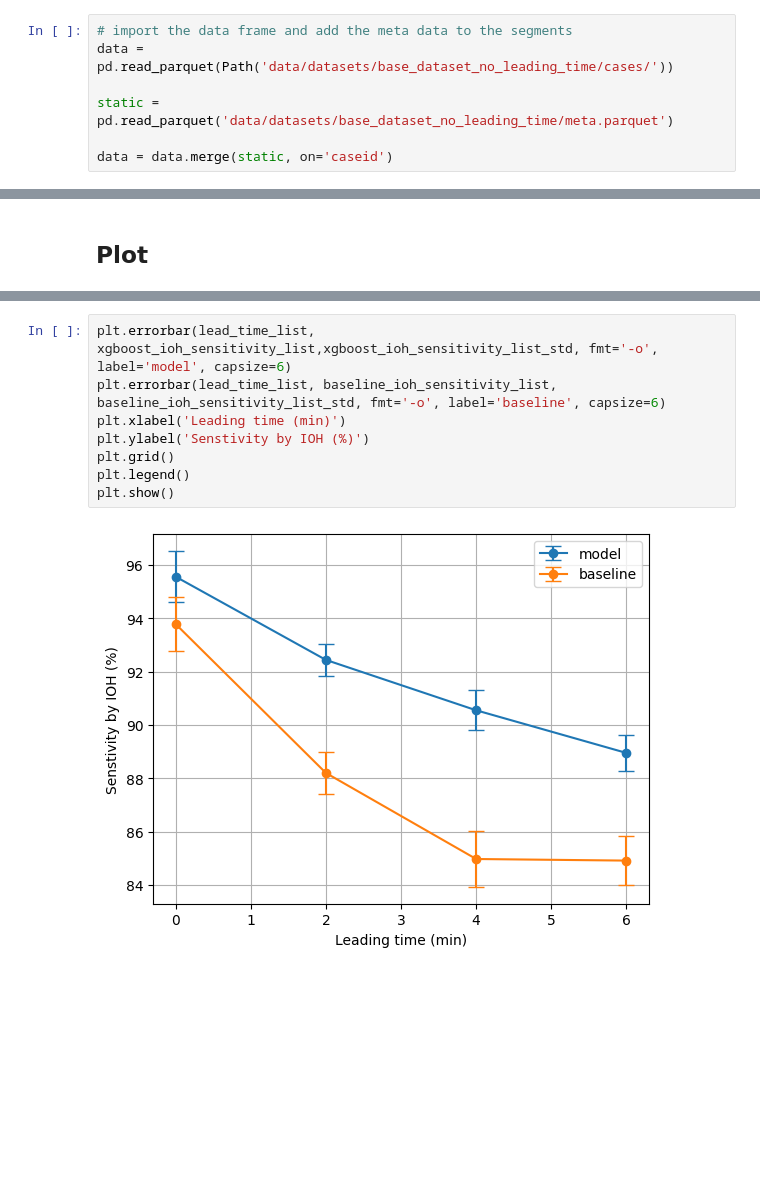
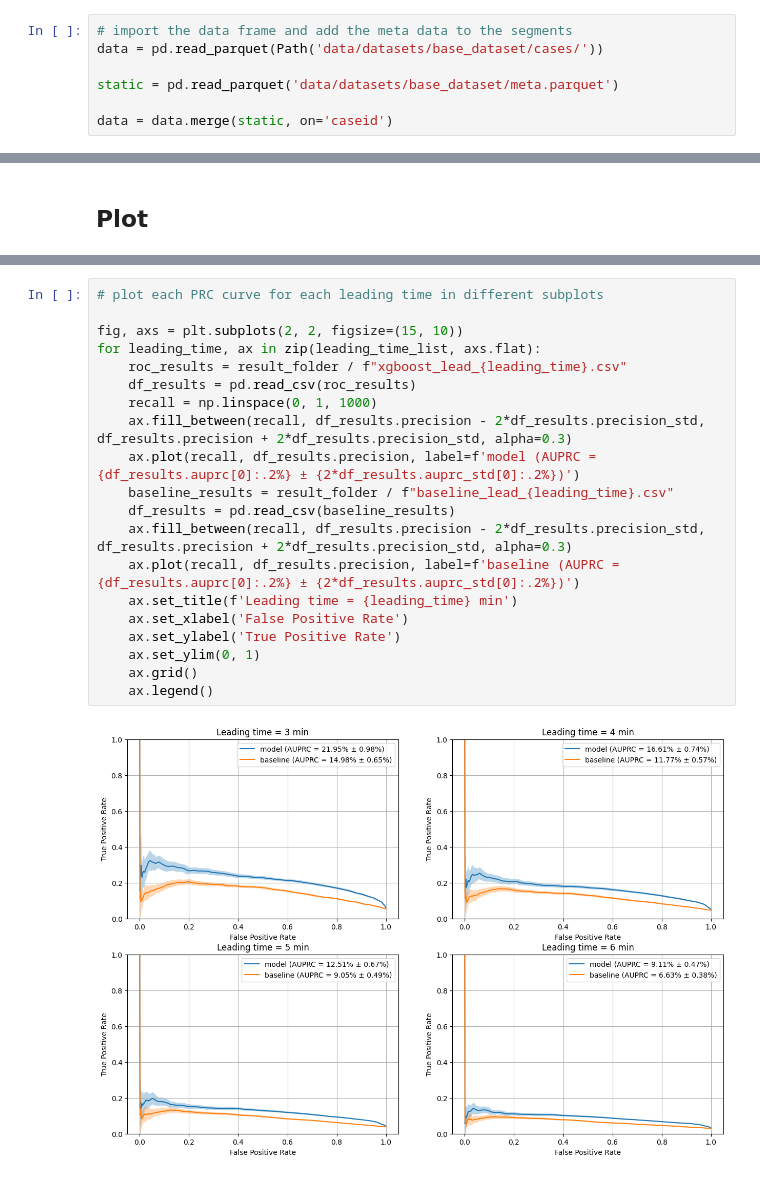
Before and after one commit to BobAubouin/hypotension_pred, a Jupyter notebook: scripts/experiments/study_leading_time.ipynb, the cells around one changed output, grey strips where cells are left out. Drawn from its saved outputs; the diff is of its cells as text; blank space fills up the shorter version.

```diff
--- a/scripts/experiments/study_leading_time.ipynb
+++ b/scripts/experiments/study_leading_time.ipynb
@@ -36,9 +42,9 @@ BASELINE_FEATURE_NAME = 'mbp_ema_10'
 ## Load and format data
 # %%
 # import the data frame and add the meta data to the segments
-data = pd.read_parquet(Path('data/datasets/base_dataset_no_leading_time/cases/'))
+data = pd.read_parquet(Path('data/datasets/base_dataset/cases/'))
 
-static = pd.read_parquet('data/datasets/base_dataset_no_leading_time/meta.parquet')
+static = pd.read_parquet('data/datasets/base_dataset/meta.parquet')
 
 data = data.merge(static, on='caseid')
 # %% [markdown]
@@ -145,10 +151,22 @@ auc_df.to_csv(result_folder / 'auc_lead_time.csv', index=False)
-# %%
-plt.errorbar(lead_time_list, xgboost_ioh_sensitivity_list,xgboost_ioh_sensitivity_list_std, fmt='-o', label='model', capsize=6)
-plt.errorbar(lead_time_list, baseline_ioh_sensitivity_list, baseline_ioh_sensitivity_list_std, fmt='-o', label='baseline', capsize=6)
-plt.xlabel('Leading time (min)')
-plt.ylabel('Senstivity by IOH (%)')
-plt.grid()
-plt.legend()
-plt.show()
-# %% [output]
-[figure, removed]
+# %%
+# plot each PRC curve for each leading time in different subplots
+
+fig, axs = plt.subplots(2, 2, figsize=(15, 10))
+for leading_time, ax in zip(leading_time_list, axs.flat):
+    roc_results = result_folder / f"xgboost_lead_{leading_time}.csv"
+    df_results = pd.read_csv(roc_results)
+    recall = np.linspace(0, 1, 1000)
+    ax.fill_between(recall, df_results.precision - 2*df_results.precision_std, df_results.precision + 2*df_results.precision_std, alpha=0.3)
+    ax.plot(recall, df_results.precision, label=f'model (AUPRC = {df_results.auprc[0]:.2%} ± {2*df_results.auprc_std[0]:.2%})')
+    baseline_results = result_folder / f"baseline_lead_{leading_time}.csv"
+    df_results = pd.read_csv(baseline_results)
+    ax.fill_between(recall, df_results.precision - 2*df_results.precision_std, df_results.precision + 2*df_results.precision_std, alpha=0.3)
+    ax.plot(recall, df_results.precision, label=f'baseline (AUPRC = {df_results.auprc[0]:.2%} ± {2*df_results.auprc_std[0]:.2%})')
+    ax.set_title(f'Leading time = {leading_time} min')
+    ax.set_xlabel('False Positive Rate')
+    ax.set_ylabel('True Positive Rate')
+    ax.set_ylim(0, 1)
+    ax.grid()
+    ax.legend()
+# %% [output]
+[figure, added]
```
Also changed, not shown: parts of 3 cells of this notebook.
